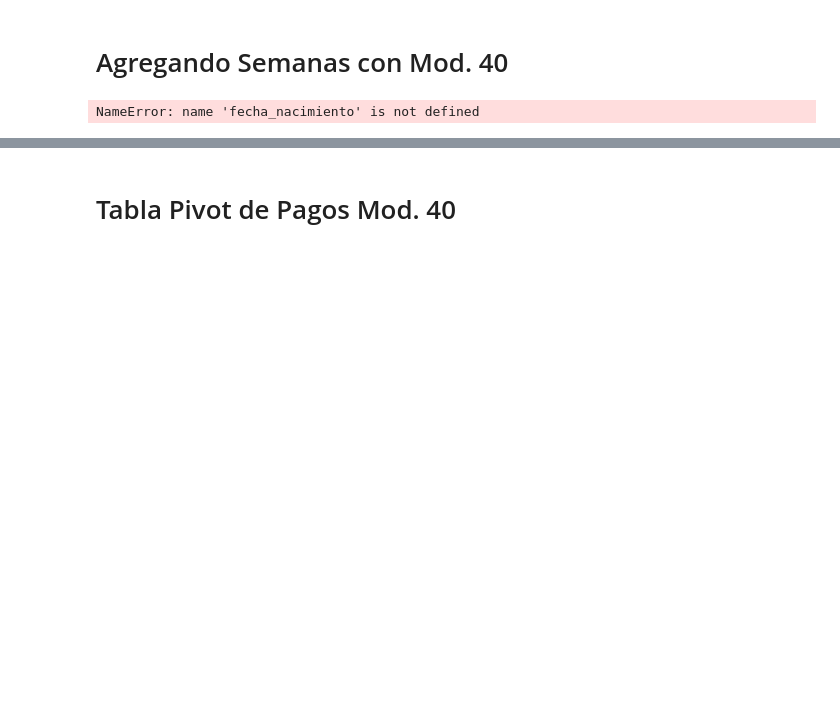
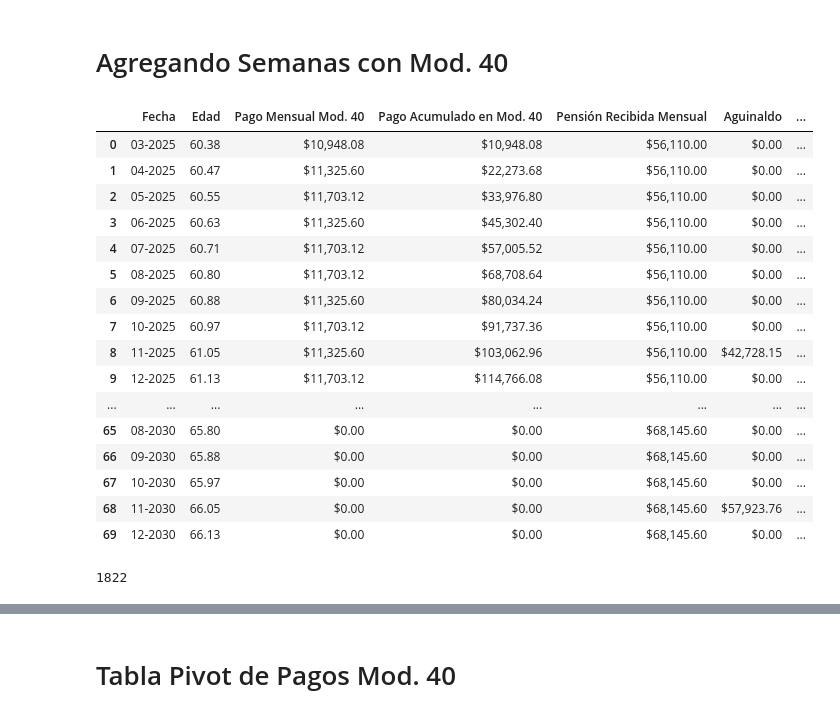
Before and after one commit to Alfonzo1114/streamlit, a Jupyter notebook: Pensiones_V2.ipynb, the cells around one changed output, grey strips where cells are left out. Drawn from its saved outputs; the diff is of its cells as text; code cells hidden in the pictures; blank space fills up the shorter version.

```diff
--- a/Pensiones_V2.ipynb
+++ b/Pensiones_V2.ipynb
@@ -546,0 +547,22 @@ tabla_salarios.head()
+# %%
+def tabla_salarios_modificada(tabla_salarios_original,fecha_inicio, fecha_final, salario):
+    display(tabla_salarios_original)
+    nueva_fila = {'Fecha Inicial': fecha_inicio, 'Fecha Final': fecha_final, 'Sueldo': salario}
+    nueva_tabla = pd.concat([tabla_salarios_original, pd.DataFrame([nueva_fila])], ignore_index=True)
+    # We will sort by the column "Fecha Inicial"
+    nueva_tabla = nueva_tabla.sort_values(by=["Fecha Inicial"], ascending=[False])
+    # We will change the date format for the first column
+    nueva_tabla['Fecha Inicial'] = pd.to_datetime(nueva_tabla['Fecha Inicial'], format='%d/%m/%Y').dt.date
+    # we will change the date format for the second column, from day/month/year to year-month-day
+    nueva_tabla['Fecha Final'] = pd.to_datetime(nueva_tabla['Fecha Final'], format='%d/%b/%Y').dt.date
+    display(nueva_tabla)
+    return nueva_tabla
+
+fecha_inicio = pd.to_datetime('2023-01-01').date()
+fecha_final = pd.to_datetime('2023-12-11').date()
+salario = 1000
+
+nueva_tabla_salarios = tabla_salarios_modificada(tabla_salarios_original=tabla_salarios,
+                          fecha_inicio=fecha_inicio,
+                          fecha_final=fecha_final,
+                          salario=salario)
@@ -1402,35 +1269,58 @@ def balance_futuro(fecha_inicio_total, ano_final, dict_balance, pagos = None):
 # %%
 # BALANCE
 # Mod. 40
 salario_asignado = 2828.5 #@param {type:"number"}
 start_date = "2025-03-03" #@param {type:"date"}
 start_date = datetime.strptime(str(start_date), "%Y-%m-%d").date()
 durata = 23 #@param {type:"integer"}
 pension_recibida = 56110 #@param {type:"number"}
 
 pagos_num, pagos_str = pagos40(salario_asignado, start_date, durata)
-# fecha_nacimiento = "1960-06-26" #@param {type:"date"}
-# fecha_nacimiento_date = datetime.strptime(str(fecha_nacimiento), "%Y-%m-%d").date()
-fecha_nacimiento_date = datetime.strptime(fecha_nacimiento, '%A %d %b %Y').date()
 
 inicio_pago_pension = "2025-02-07" #@param {type:"date"}
 inicio_pago_pension = datetime.strptime(str(inicio_pago_pension), "%Y-%m-%d").date()
 ano_final_pension = 2030 #@param {type:"integer"}
 
-aguinaldo_num, aguinaldo_str = tabla_aguinaldo(fecha_inicio = inicio_pago_pension, pension_final = pension_recibida, year_max = ano_final_pension,perc_asignaciones_familiares = 0.15, year_cambio_asignaciones = 2035, perc_restar = 0.10)
+aguinaldo_num, aguinaldo_str = tabla_aguinaldo(fecha_inicio = inicio_pago_pension,
+                                               pension_final = pension_recibida,
+                                               year_max = ano_final_pension,
+                                               perc_asignaciones_familiares = 0.15,
+                                               year_cambio_asignaciones = 2035,
+                                               perc_restar = 0.10)
+
 dict1 = {'$ Pensión Recibida': pension_recibida,
          'Fecha de Inicio': inicio_pago_pension,
          'Crecimiento Anual de Pensión' : crecimiento_anual_pension(inicio_pago_pension.year, pension_recibida, ano_final_pension),
          'Aguinaldo': aguinaldo_num,
-         'Fecha de Nacimiento': fecha_nacimiento_date}
+         'Fecha de Nacimiento': Usuario.fecha_nacimiento}
 
 tabla_balance_num, tabla_balance_str = balance_futuro(fecha_inicio_total = start_date,
                                                       ano_final = ano_final_pension,
                                                       dict_balance = dict1,
                                                       pagos = pagos_num)
 display(tabla_balance_str)
 # %% [output]
-NameError: name 'fecha_nacimiento' is not defined
+|  | Fecha | Edad | Pago Mensual Mod. 40 | Pago Acumulado en Mod. 40 | Pensión Recibida Mensual | Aguinaldo | ... |
+| 0 | 03-2025 | 60.38 | $10,948.08 | $10,948.08 | $56,110.00 | $0.00 | ... |
+| 1 | 04-2025 | 60.47 | $11,325.60 | $22,273.68 | $56,110.00 | $0.00 | ... |
+| 2 | 05-2025 | 60.55 | $11,703.12 | $33,976.80 | $56,110.00 | $0.00 | ... |
+| 3 | 06-2025 | 60.63 | $11,325.60 | $45,302.40 | $56,110.00 | $0.00 | ... |
+| 4 | 07-2025 | 60.71 | $11,703.12 | $57,005.52 | $56,110.00 | $0.00 | ... |
+| 5 | 08-2025 | 60.80 | $11,703.12 | $68,708.64 | $56,110.00 | $0.00 | ... |
+| 6 | 09-2025 | 60.88 | $11,325.60 | $80,034.24 | $56,110.00 | $0.00 | ... |
+| 7 | 10-2025 | 60.97 | $11,703.12 | $91,737.36 | $56,110.00 | $0.00 | ... |
+| 8 | 11-2025 | 61.05 | $11,325.60 | $103,062.96 | $56,110.00 | $42,728.15 | ... |
+| 9 | 12-2025 | 61.13 | $11,703.12 | $114,766.08 | $56,110.00 | $0.00 | ... |
+| ... | ... | ... | ... | ... | ... | ... | ... |
+| 65 | 08-2030 | 65.80 | $0.00 | $0.00 | $68,145.60 | $0.00 | ... |
+| 66 | 09-2030 | 65.88 | $0.00 | $0.00 | $68,145.60 | $0.00 | ... |
+| 67 | 10-2030 | 65.97 | $0.00 | $0.00 | $68,145.60 | $0.00 | ... |
+| 68 | 11-2030 | 66.05 | $0.00 | $0.00 | $68,145.60 | $57,923.76 | ... |
+| 69 | 12-2030 | 66.13 | $0.00 | $0.00 | $68,145.60 | $0.00 | ... |
+# %%
+Usuario.semanas_totales
+# %% [output]
+1822
 # %%
 def nuevo_salario_promedio(tabla_salarios, salario, start_date, durata, semanas_totales, TABLA_SALARIO_PROMEDIO):
     historia_laboral_normal = tabla_salarios.copy()
```
Also changed, not shown: parts of 6 cells of this notebook, 2 other files.
